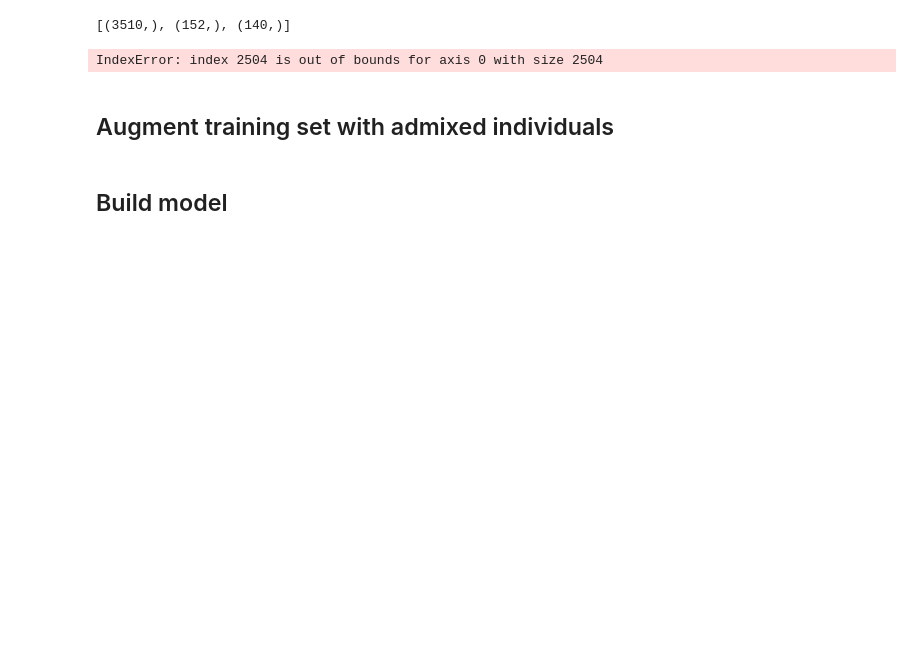
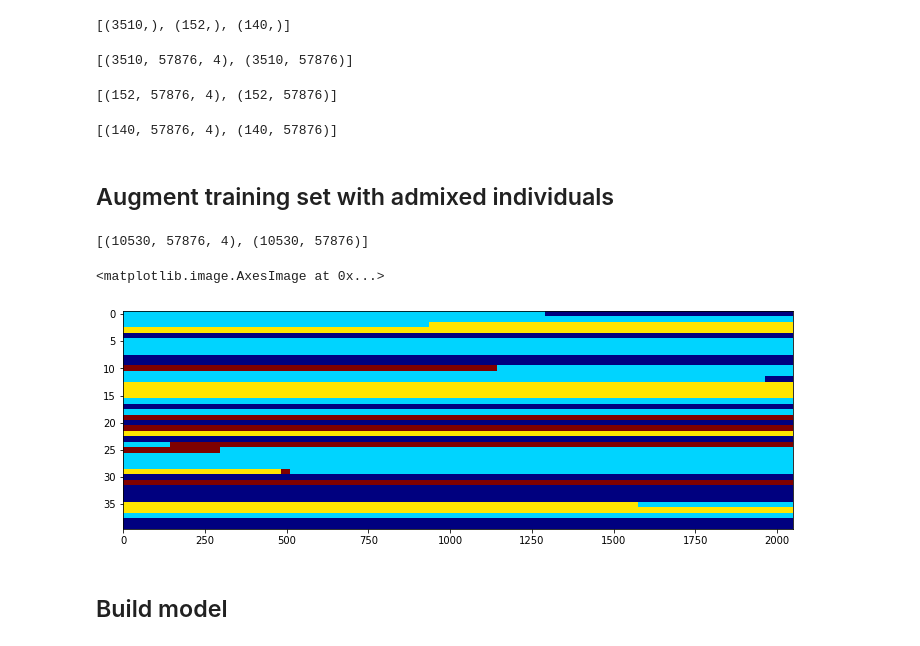
Before and after one commit to jcsokol/CS230-LAI-project-code, a Jupyter notebook: CNN_LAI.ipynb, the cells around one changed output. Saved outputs shown, nothing was run; the diff lists cells and outputs as text; code cells hidden in the pictures; blank space fills up the shorter version.

```diff
--- a/CNN_LAI.ipynb
+++ b/CNN_LAI.ipynb
@@ -29,7 +29,7 @@ K.set_session(K.tf.Session(config=K.tf.ConfigProto(intra_op_parallelism_threads=
 ## Load dataset
 # %%
 # load genetic data
-chr1kg = np.load('/home/magu/deepmix/data/ALL_DNA_dataset/chr1_ALL_X.npz')
+chr1kg = np.load('/home/magu/deepmix/data/ALL_DNA_dataset/chr1_1kg_X.npz')
 
 # S are samples, G are genotypes, V are variants
 [(i,chr1kg[i].shape) for i in chr1kg]
@@ -124,21 +124,25 @@ train_X=G[train_ix,:,:]
 train_Y=Y[train_ix,:]
 [train_X.shape, train_Y.shape]
 # %% [output]
-IndexError: index 2504 is out of bounds for axis 0 with size 2504
+[(3510, 57876, 4), (3510, 57876)]
 # %%
 dev_X=G[dev_ix,:,:]
 dev_Y=Y[dev_ix,:]
 [dev_X.shape, dev_Y.shape]
+# %% [output]
+[(152, 57876, 4), (152, 57876)]
 # %%
 test_X=G[test_ix,:,:]
 test_Y=Y[test_ix,:]
 [test_X.shape, test_Y.shape]
+# %% [output]
+[(140, 57876, 4), (140, 57876)]
 # %% [markdown]
 ## Augment training set with admixed individuals
 # %%
 # take number of ancestors as Pois(2.86 * generation_time), over 1-10 (maxgen) generations
 n_fake=4*train_X.shape[0]
-maxgen=4
+maxgen=2
 n_splits=2+np.hstack([ss.poisson.rvs(2.86*gen, size=n_fake//maxgen) for gen in range(1,maxgen)])
 
 # new individuals
@@ -148,7 +152,7 @@ for j in n_splits:
     if j==0:
         ind=np.random.choice(np.arange(train_X.shape[0]), size=1)
         new_X.append(list(train_X[ind,:,:]))
-        new_Y.append(list(train_Y[ind,:,:]))
+        new_Y.append(list(train_Y[ind,:]))
     # sample breakpoints uniformly
     breaks=np.sort(V.shape[0] * ss.beta.rvs(a=1, b=1, size=j)).astype(int)
     # pick founders uniformly at random without replacement and stitch their labels together
@@ -156,20 +160,25 @@ for j in n_splits:
     # assemble genome and labels
     new_x,new_y = [],[]
     new_x.append(train_X[founds[0],:breaks[0],:])
-    new_y.append(train_Y[founds[0],:breaks[0],:])
+    new_y.append(train_Y[founds[0],:breaks[0]])
     for i,found in enumerate(founds[1:-1]):
         new_x.append(train_X[found, breaks[i]:breaks[i+1],:])
-        new_y.append(train_Y[found, breaks[i]:breaks[i+1],:])
+        new_y.append(train_Y[found, breaks[i]:breaks[i+1]])
     new_x.append(train_X[founds[-1], breaks[-1]:,:])
-    new_y.append(train_Y[founds[-1], breaks[-1]:,:])
+    new_y.append(train_Y[founds[-1], breaks[-1]:])
     new_X.append(np.vstack(new_x))
-    new_Y.append(np.vstack(new_y))
+    new_Y.append(np.hstack(new_y))
 train_X=np.vstack((train_X, new_X))
 train_Y=np.vstack((train_Y, new_Y))
 [train_X.shape, train_Y.shape]
+# %% [output]
+[(10530, 57876, 4), (10530, 57876)]
 # %%
 plt.figure(figsize=(12,4))
-plt.imshow(train_Y[-40:,:2048,0].astype(int), aspect='auto', cmap='jet')
+plt.imshow(train_Y[-40:,:2048].astype(int), aspect='auto', cmap='jet')
+# %% [output]
+<matplotlib.image.AxesImage at 0x...>
+[figure, added]
 # %% [markdown]
 ## Build model
 # %%
```
Also changed, not shown: parts of 13 cells of this notebook.
